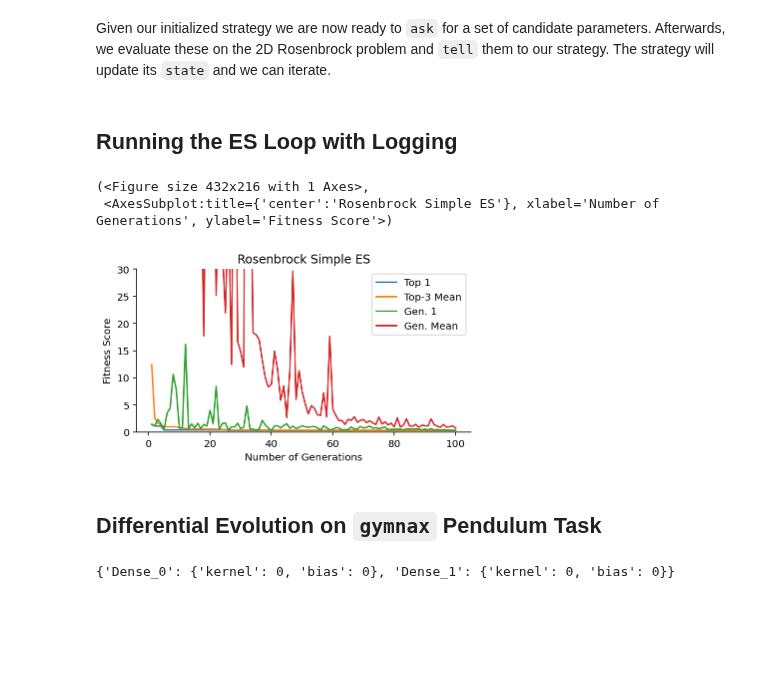
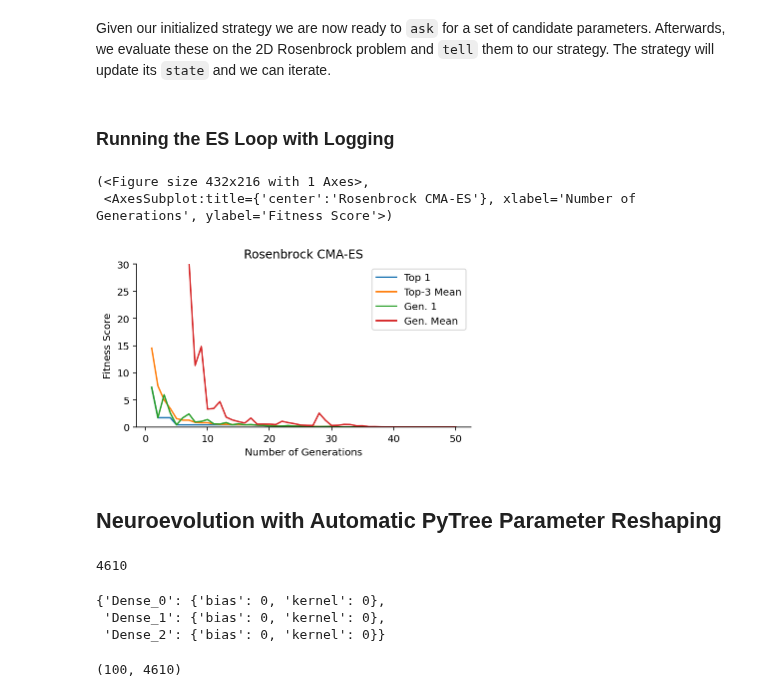
Before and after one commit to RobertTLange/evosax, a Jupyter notebook: examples/getting_started.ipynb, the cells around one changed output. Cells and saved outputs as stored; diff of their text form; code cells hidden in the pictures; blank space fills up the shorter version.

```diff
--- a/examples/getting_started.ipynb
+++ b/examples/getting_started.ipynb
@@ -11,10 +11,17 @@
 # %%
 import jax
 import jax.numpy as jnp
-from evosax import Simple_ES
-from evosax.problems import batch_rosenbrock
+from evosax import CMA_ES
+from evosax.problems import ClassicFitness
 
 rng = jax.random.PRNGKey(0)
-strategy = Simple_ES(num_dims=2, popsize=8)
+# Instantiate the evolution strategy instance
+strategy = CMA_ES(num_dims=2, popsize=10)
+
+# Get default parameters (e.g. lrate, etc.)
 es_params = strategy.default_params
+
+# Initialize the strategy
 state = strategy.initialize(rng, es_params)
+
+es_params
@@ -21,31 +47,34 @@ state = strategy.initialize(rng, es_params)
+# %%
+evaluator = ClassicFitness("rosenbrock", num_dims=2)
 # %% [markdown]
 Given our initialized strategy we are now ready to `ask` for a set of candidate parameters. Afterwards, we evaluate these on the 2D Rosenbrock problem and `tell` them to our strategy. The strategy will update its `state` and we can iterate.
 # %%
+# Ask for a set of candidate solutions to evaluate
 x, state = strategy.ask(rng, state, es_params)
-fitness = batch_rosenbrock(x, 1, 100)
+fitness = evaluator.rollout(rng, x)
 state = strategy.tell(x, fitness, state, es_params)
 # %% [markdown]
-## Running the ES Loop with Logging
+### Running the ES Loop with Logging
 # %%
 from evosax.utils import ESLog
-es_logging = ESLog(num_dims=2, num_generations=100, top_k=3)
+es_logging = ESLog(num_dims=2, num_generations=50, top_k=3)
 # %%
 log = es_logging.initialize()
 state = strategy.initialize(rng, es_params)
-for i in range(100):
+for i in range(50):
     rng, rng_ask = jax.random.split(rng)
     x, state = strategy.ask(rng_ask, state, es_params)
-    fitness = batch_rosenbrock(x, 1, 100)
+    fitness = evaluator.rollout(rng, x)
     state = strategy.tell(x, fitness, state, es_params)
     log = es_logging.update(log, x, fitness)
 
-es_logging.plot(log, "Rosenbrock Simple ES", ylims=(0, 30))
+es_logging.plot(log, "Rosenbrock CMA-ES", ylims=(0, 30))
 # %% [output]
 (<Figure size 432x216 with 1 Axes>,
- <AxesSubplot:title={'center':'Rosenbrock Simple ES'}, xlabel='Number of Generations', ylabel='Fitness Score'>)
+ <AxesSubplot:title={'center':'Rosenbrock CMA-ES'}, xlabel='Number of Generations', ylabel='Fitness Score'>)
-[figure, old version]
+[figure, new version]
-# %% [markdown]
-## Differential Evolution on `gymnax` Pendulum Task
+# %% [markdown]
+## Neuroevolution with Automatic PyTree Parameter Reshaping
 # %%
 from flax import linen as nn
 
@@ -71,8 +100,23 @@ policy_params = network.init(rng, jnp.zeros(3))["params"]
 # %%
 from evosax.utils import ParameterReshaper
 
-shaper = ParameterReshaper(policy_params)
+param_reshaper = ParameterReshaper(policy_params)
+
+print(param_reshaper.total_params)
+
 # Dictinory to vectorize rollouts with
-shaper.vmap_dict
+param_reshaper.vmap_dict
 # %% [output]
-{'Dense_0': {'kernel': 0, 'bias': 0}, 'Dense_1': {'kernel': 0, 'bias': 0}}
+4610
+{'Dense_0': {'bias': 0, 'kernel': 0},
+ 'Dense_1': {'bias': 0, 'kernel': 0},
+ 'Dense_2': {'bias': 0, 'kernel': 0}}
+# %%
+from evosax import Differential_ES
+strategy = Differential_ES(popsize=100, num_dims=param_reshaper.total_params)
+state = strategy.initialize(rng, strategy.default_params)
+
+x, state = strategy.ask(rng, state, strategy.default_params)
+x.shape
+# %% [output]
+(100, 4610)
```
Also changed, not shown: parts of 20 cells of this notebook, 2 other files.
